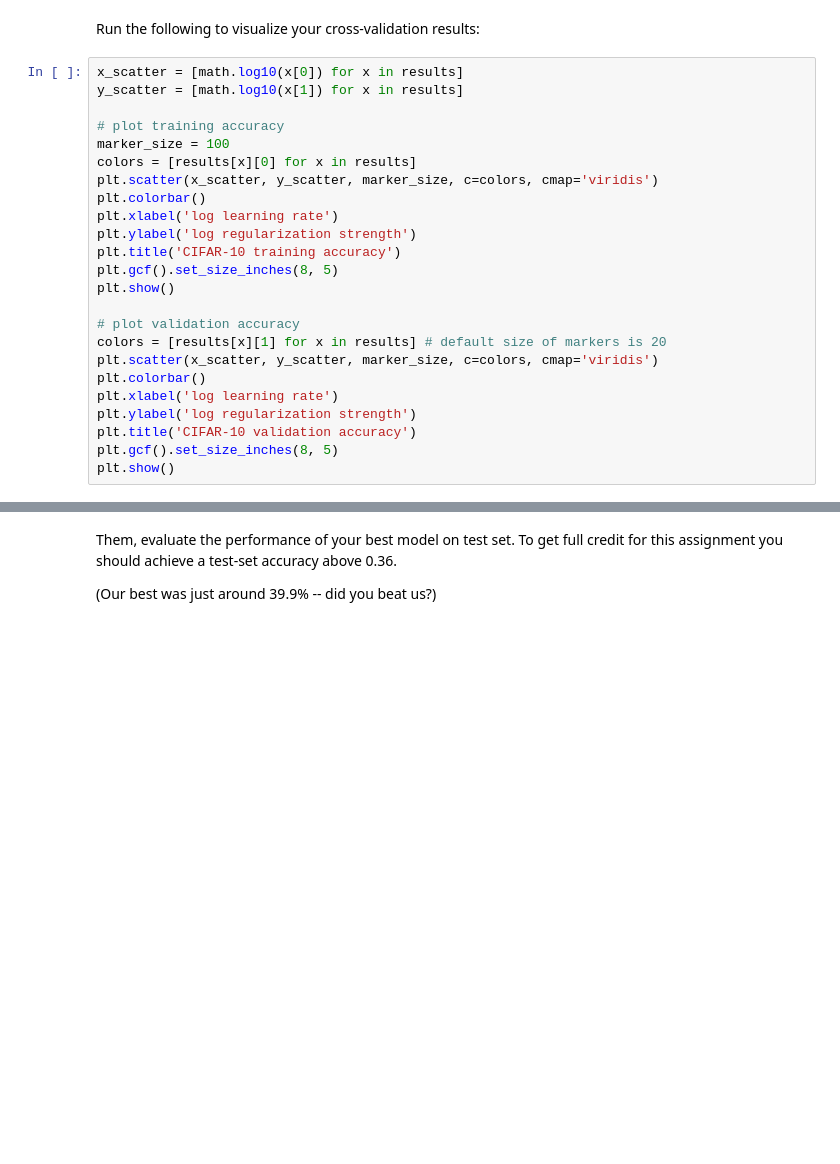
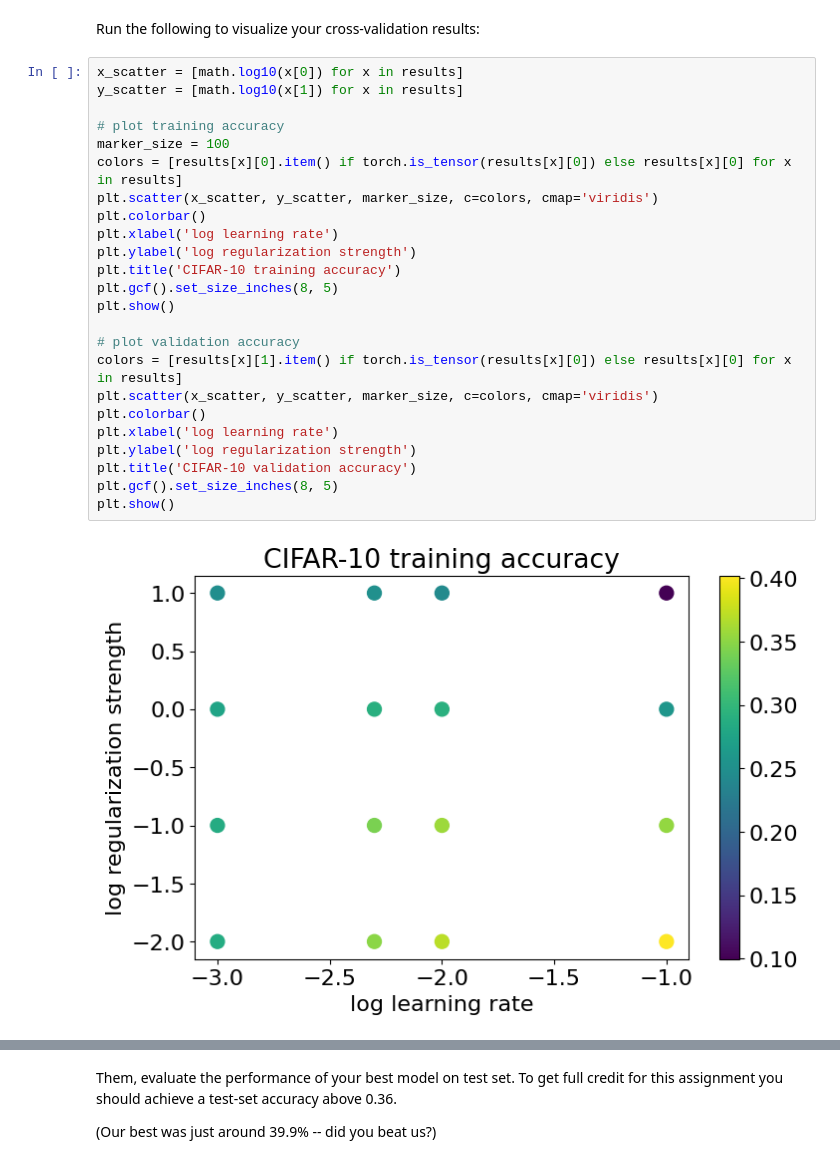
Before and after one commit to imcsy/Deep-Learning-for-Computer-Vision, a Jupyter notebook: A2/linear_classifier.ipynb, the cells around one changed output, grey strips where cells are left out. Saved outputs shown, nothing was run; the diff lists cells and outputs as text; blank space fills up the shorter version.

```diff
--- a/A2/linear_classifier.ipynb
+++ b/A2/linear_classifier.ipynb
@@ -849,24 +923,26 @@ Run the following to visualize your cross-validation results:
 # %%
 x_scatter = [math.log10(x[0]) for x in results]
 y_scatter = [math.log10(x[1]) for x in results]
 
 # plot training accuracy
 marker_size = 100
-colors = [results[x][0] for x in results]
+colors = [results[x][0].item() if torch.is_tensor(results[x][0]) else results[x][0] for x in results]
 plt.scatter(x_scatter, y_scatter, marker_size, c=colors, cmap='viridis')
 plt.colorbar()
 plt.xlabel('log learning rate')
 plt.ylabel('log regularization strength')
 plt.title('CIFAR-10 training accuracy')
 plt.gcf().set_size_inches(8, 5)
 plt.show()
 
 # plot validation accuracy
-colors = [results[x][1] for x in results] # default size of markers is 20
+colors = [results[x][1].item() if torch.is_tensor(results[x][0]) else results[x][0] for x in results]
 plt.scatter(x_scatter, y_scatter, marker_size, c=colors, cmap='viridis')
 plt.colorbar()
 plt.xlabel('log learning rate')
 plt.ylabel('log regularization strength')
 plt.title('CIFAR-10 validation accuracy')
 plt.gcf().set_size_inches(8, 5)
 plt.show()
+# %% [output]
+[figure, added]
```
Also changed, not shown: parts of 16 cells of this notebook, 2 other files.
